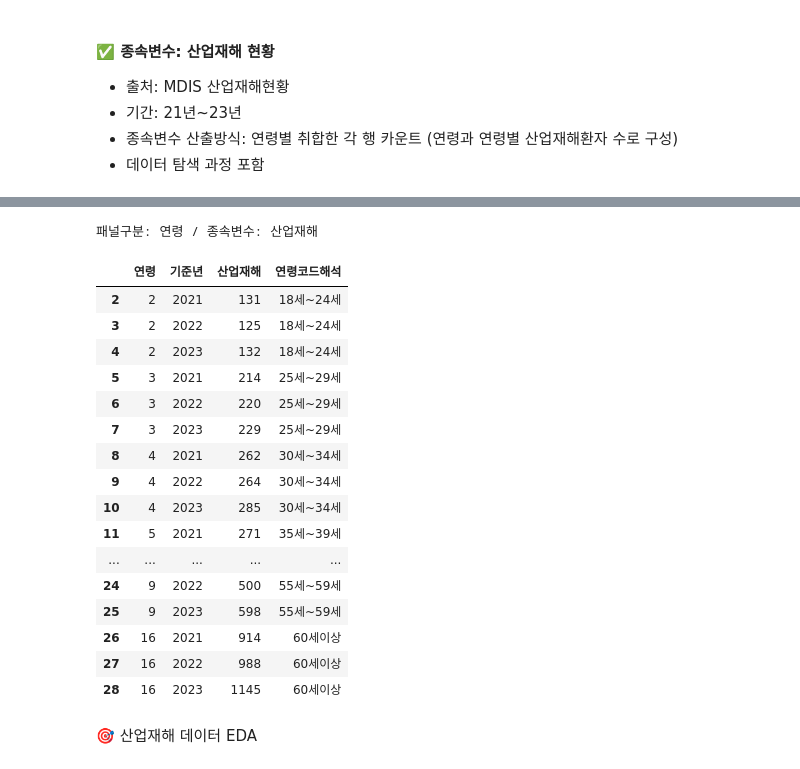
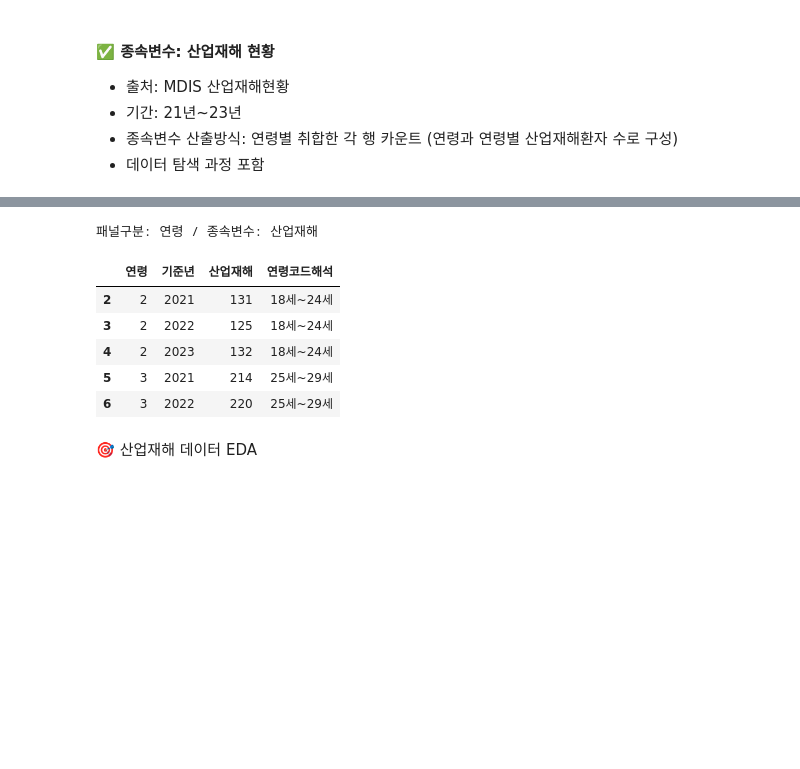
Before and after one commit to starpilpython/cheonan_data_contest, a Jupyter notebook: 분석보고서.ipynb, the cells around one changed output, grey strips where cells are left out. Cells and saved outputs as stored; diff of their text form; code cells hidden in the pictures; blank space fills up the shorter version.

```diff
--- a/분석보고서.ipynb
+++ b/분석보고서.ipynb
@@ -53,45 +53,34 @@ oa_df = pd.concat(file_list)
 cheonan_oa = oa_df[oa_df['지방관서'] == 7210].copy()
 
 cheonan_oa_df = cheonan_oa.groupby(['연령','기준년']).size().reset_index(name='산업재해')
 print("패널구분: 연령 / 종속변수: 산업재해")
 
 age = {
     1:"18세미만",
     2:"18세~24세",
     3:"25세~29세",
     4:"30세~34세",
     5:"35세~39세",
     6:"40세~44세",
     7:"45세~49세",
     8:"50세~54세",
     9:"55세~59세",
     16:"60세이상"
     }
 
 cheonan_oa_df["연령코드해석"] = cheonan_oa_df['연령'].map(age)
 # 18세 미만 제외 (지나치게 적음)
 cheonan_oa_df = cheonan_oa_df[cheonan_oa_df["연령"] != 1].copy()
-display(cheonan_oa_df)
+display(cheonan_oa_df.head())
 cheonan_oa_df_final = cheonan_oa_df.copy()
 # %% [output]
 패널구분: 연령 / 종속변수: 산업재해
 |  | 연령 | 기준년 | 산업재해 | 연령코드해석 |
 | 2 | 2 | 2021 | 131 | 18세~24세 |
 | 3 | 2 | 2022 | 125 | 18세~24세 |
 | 4 | 2 | 2023 | 132 | 18세~24세 |
 | 5 | 3 | 2021 | 214 | 25세~29세 |
 | 6 | 3 | 2022 | 220 | 25세~29세 |
-| 7 | 3 | 2023 | 229 | 25세~29세 |
-| 8 | 4 | 2021 | 262 | 30세~34세 |
-| 9 | 4 | 2022 | 264 | 30세~34세 |
-| 10 | 4 | 2023 | 285 | 30세~34세 |
-| 11 | 5 | 2021 | 271 | 35세~39세 |
-| ... | ... | ... | ... | ... |
-| 24 | 9 | 2022 | 500 | 55세~59세 |
-| 25 | 9 | 2023 | 598 | 55세~59세 |
-| 26 | 16 | 2021 | 914 | 60세이상 |
-| 27 | 16 | 2022 | 988 | 60세이상 |
-| 28 | 16 | 2023 | 1145 | 60세이상 |
 # %% [markdown]
 🎯 산업재해 데이터 EDA
 # %%
```
Also changed, not shown: parts of 5 cells of this notebook.
